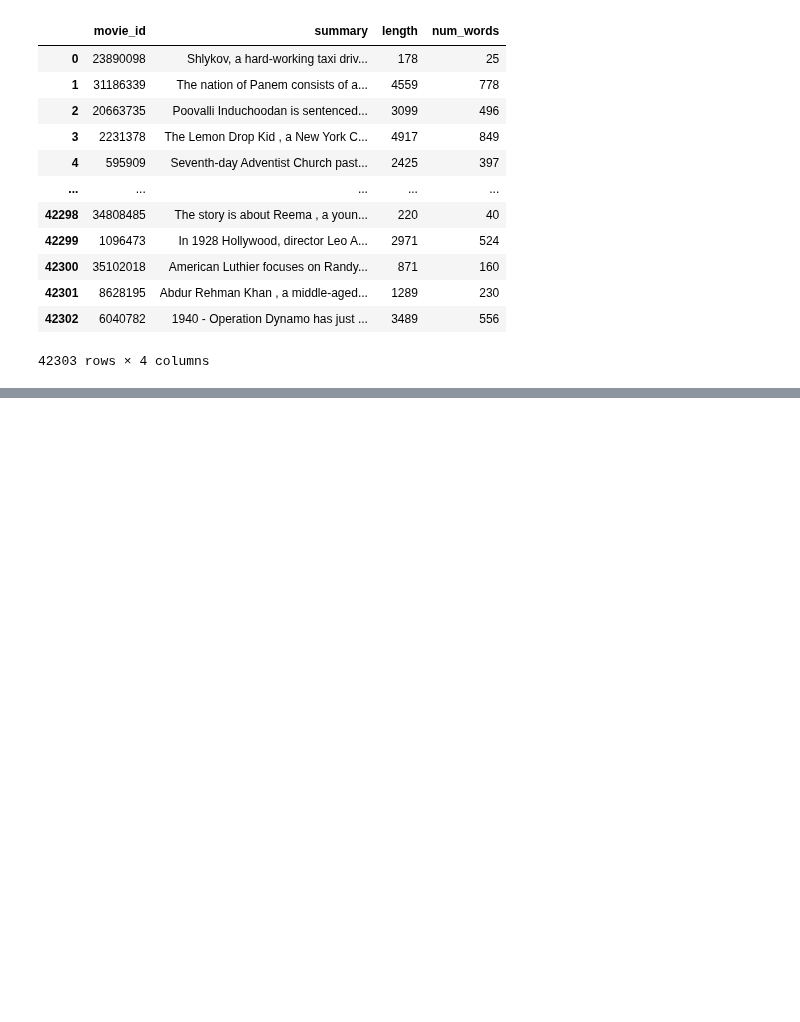
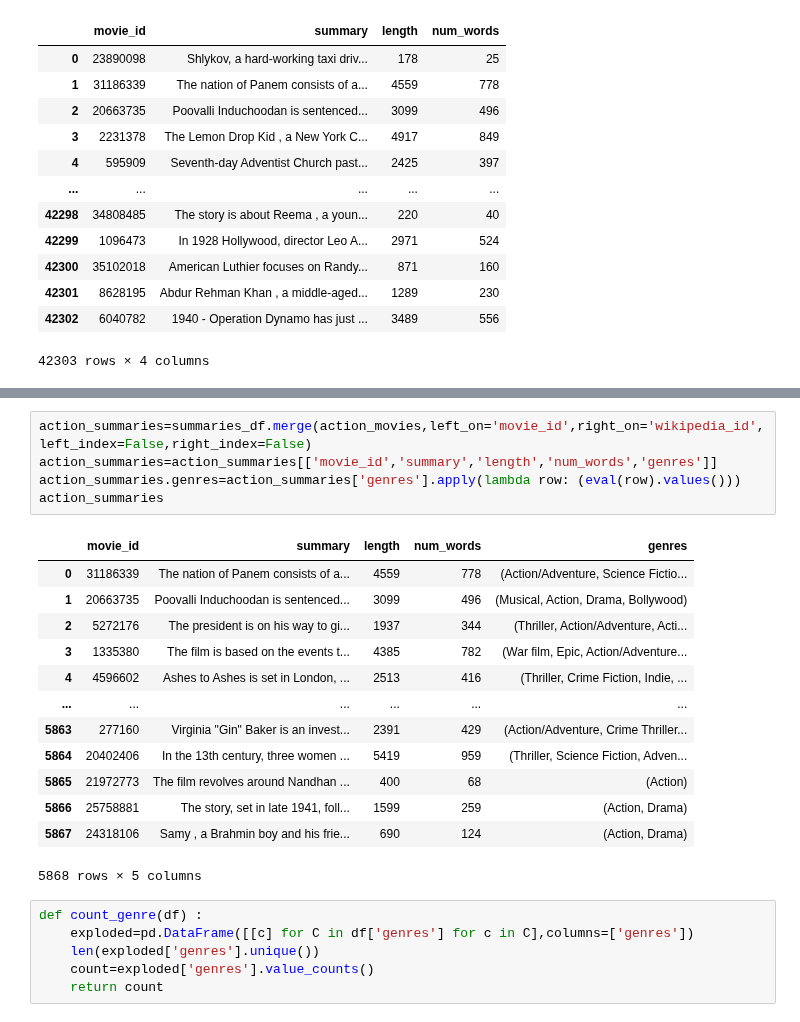
Before and after one commit to epfl-ada/ada-2022-project-theadaholics, a Jupyter notebook: summaries.ipynb, the cells around one changed output, grey strips where cells are left out. Drawn from its saved outputs; the diff is of its cells as text; blank space fills up the shorter version.

```diff
--- a/summaries.ipynb
+++ b/summaries.ipynb
@@ -294,0 +576,25 @@ LookupError:
+# %%
+action_summaries=summaries_df.merge(action_movies,left_on='movie_id',right_on='wikipedia_id',left_index=False,right_index=False)
+action_summaries=action_summaries[['movie_id','summary','length','num_words','genres']]
+action_summaries.genres=action_summaries['genres'].apply(lambda row: (eval(row).values()))
+action_summaries
+# %% [output]
+|  | movie_id | summary | length | num_words | genres |
+| 0 | 31186339 | The nation of Panem consists of a... | 4559 | 778 | (Action/Adventure, Science Fictio... |
+| 1 | 20663735 | Poovalli Induchoodan is sentenced... | 3099 | 496 | (Musical, Action, Drama, Bollywood) |
+| 2 | 5272176 | The president is on his way to gi... | 1937 | 344 | (Thriller, Action/Adventure, Acti... |
+| 3 | 1335380 | The film is based on the events t... | 4385 | 782 | (War film, Epic, Action/Adventure... |
+| 4 | 4596602 | Ashes to Ashes is set in London, ... | 2513 | 416 | (Thriller, Crime Fiction, Indie, ... |
+| ... | ... | ... | ... | ... | ... |
+| 5863 | 277160 | Virginia "Gin" Baker is an invest... | 2391 | 429 | (Action/Adventure, Crime Thriller... |
+| 5864 | 20402406 | In the 13th century, three women ... | 5419 | 959 | (Thriller, Science Fiction, Adven... |
+| 5865 | 21972773 | The film revolves around Nandhan ... | 400 | 68 | (Action) |
+| 5866 | 25758881 | The story, set in late 1941, foll... | 1599 | 259 | (Action, Drama) |
+| 5867 | 24318106 | Samy , a Brahmin boy and his frie... | 690 | 124 | (Action, Drama) |
+5868 rows × 5 columns
+# %%
+def count_genre(df) :
+    exploded=pd.DataFrame([[c] for C in df['genres'] for c in C],columns=['genres'])
+    len(exploded['genres'].unique())
+    count=exploded['genres'].value_counts()
+    return count
```
Also changed, not shown: parts of 40 cells of this notebook, 4 other files.
